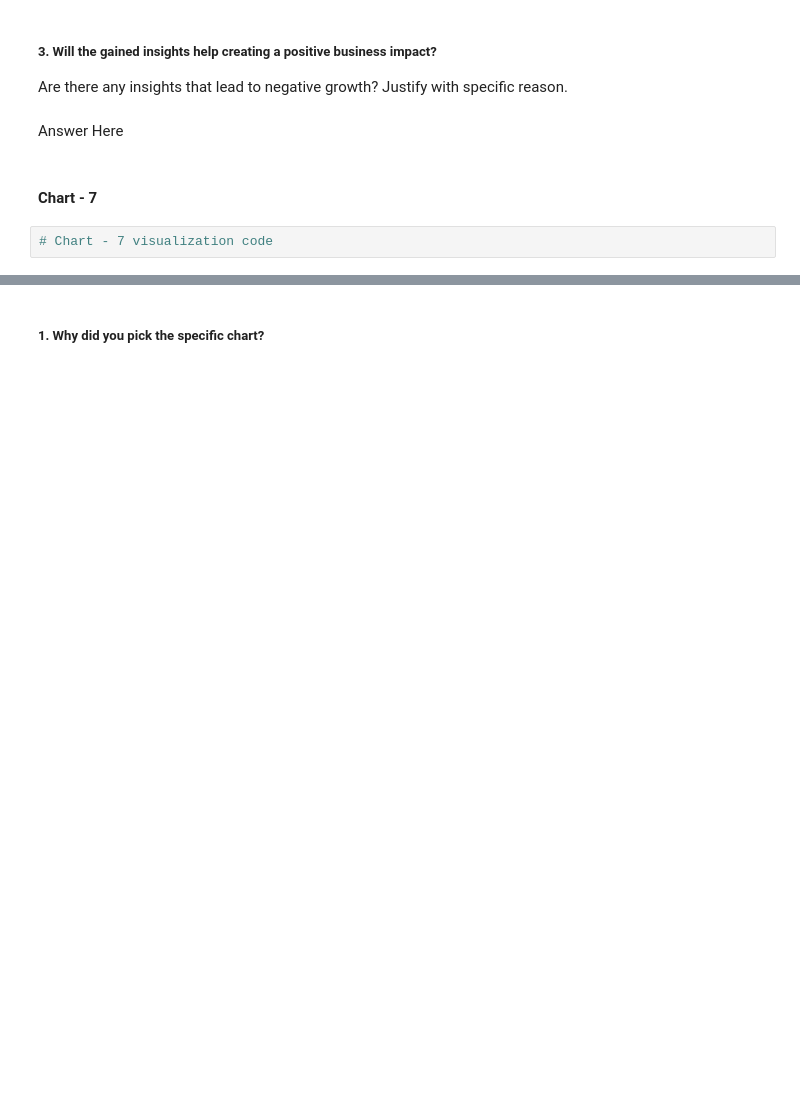
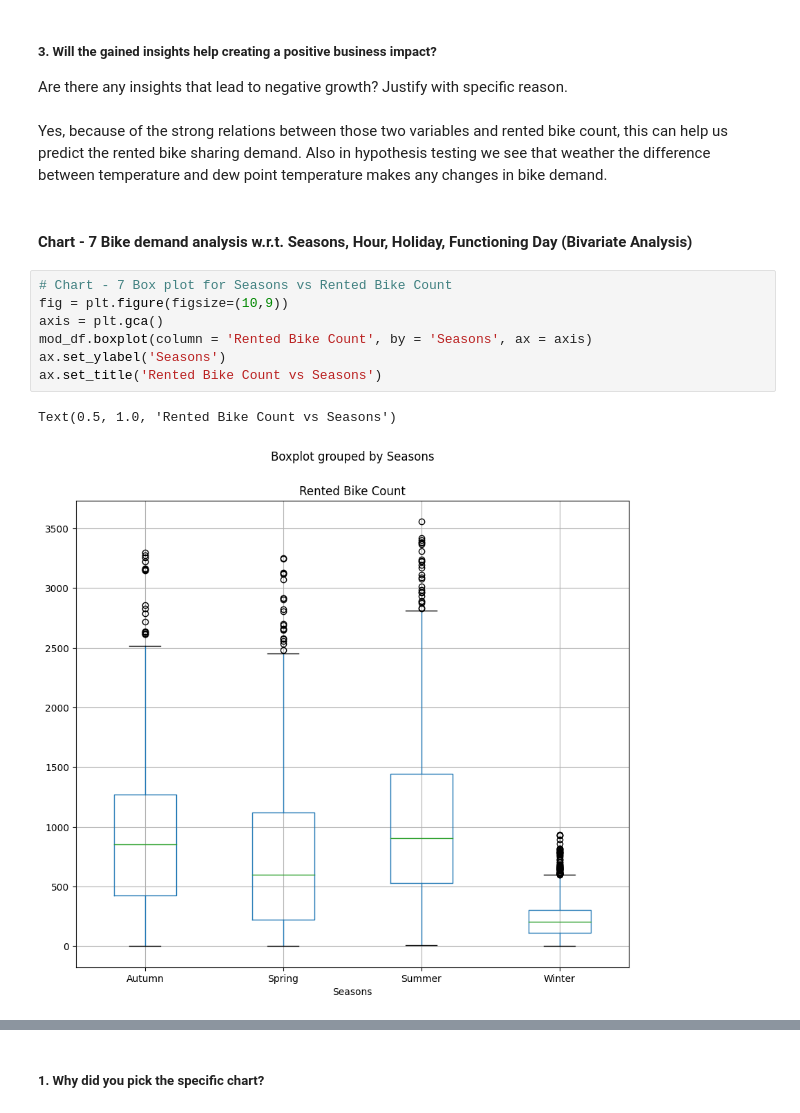
Before and after one commit to RayedShamim/Regression-Capstone-Seoul-Bike-Sharing-Capstone-Project, a Jupyter notebook: Capstone_Bike_Sharing_Demand_Prediction_ML_Submission.ipynb, the cells around one changed output, grey strips where cells are left out. Drawn from its saved outputs; the diff is of its cells as text; blank space fills up the shorter version.

```diff
--- a/Capstone_Bike_Sharing_Demand_Prediction_ML_Submission.ipynb
+++ b/Capstone_Bike_Sharing_Demand_Prediction_ML_Submission.ipynb
@@ -522,9 +591,17 @@ Answer Here
 # %% [markdown]
 ##### 3. Will the gained insights help creating a positive business impact?
 Are there any insights that lead to negative growth? Justify with specific reason.
-# %% [markdown]
-Answer Here
-# %% [markdown]
-#### Chart - 7
-# %%
-# Chart - 7 visualization code
+# %% [markdown]
+Yes, because of the strong relations between those two variables and rented bike count, this can help us predict the rented bike sharing demand. Also in hypothesis testing we see that weather the difference between temperature and dew point temperature makes any changes in bike demand.
+# %% [markdown]
+#### Chart - 7 Bike demand analysis w.r.t. Seasons, Hour, Holiday, Functioning Day (Bivariate Analysis)
+# %%
+# Chart - 7 Box plot for Seasons vs Rented Bike Count
+fig = plt.figure(figsize=(10,9))
+axis = plt.gca()
+mod_df.boxplot(column = 'Rented Bike Count', by = 'Seasons', ax = axis)
+ax.set_ylabel('Seasons')
+ax.set_title('Rented Bike Count vs Seasons')
+# %% [output]
+Text(0.5, 1.0, 'Rented Bike Count vs Seasons')
+[figure, added]
```
Also changed, not shown: parts of 124 cells of this notebook.
